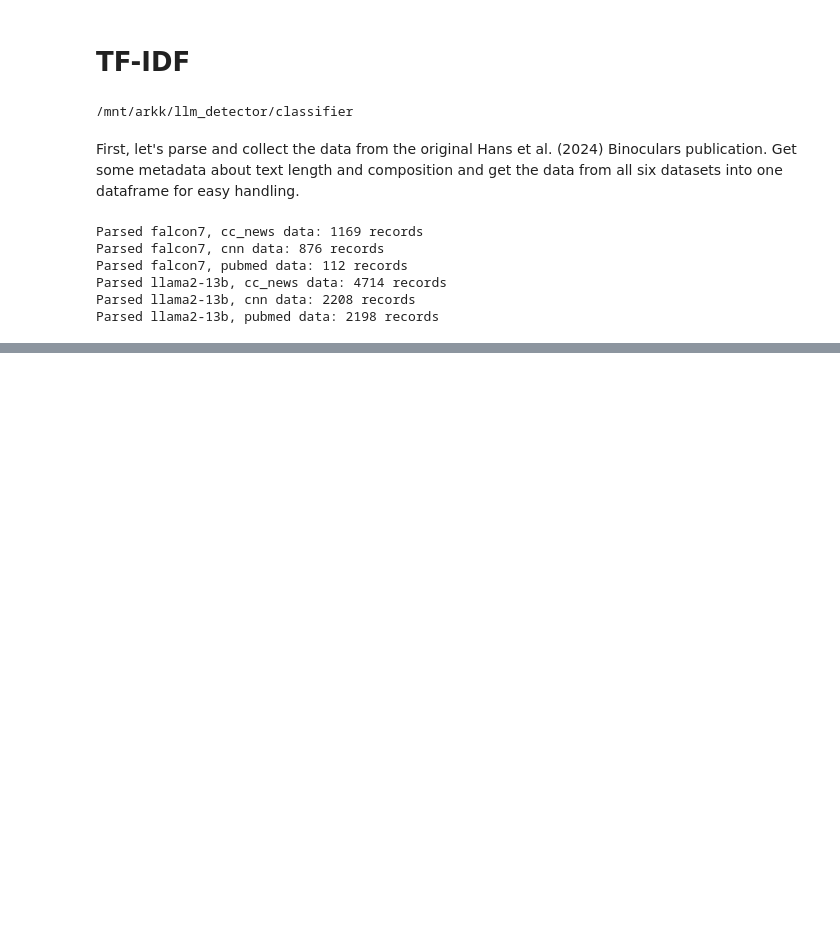
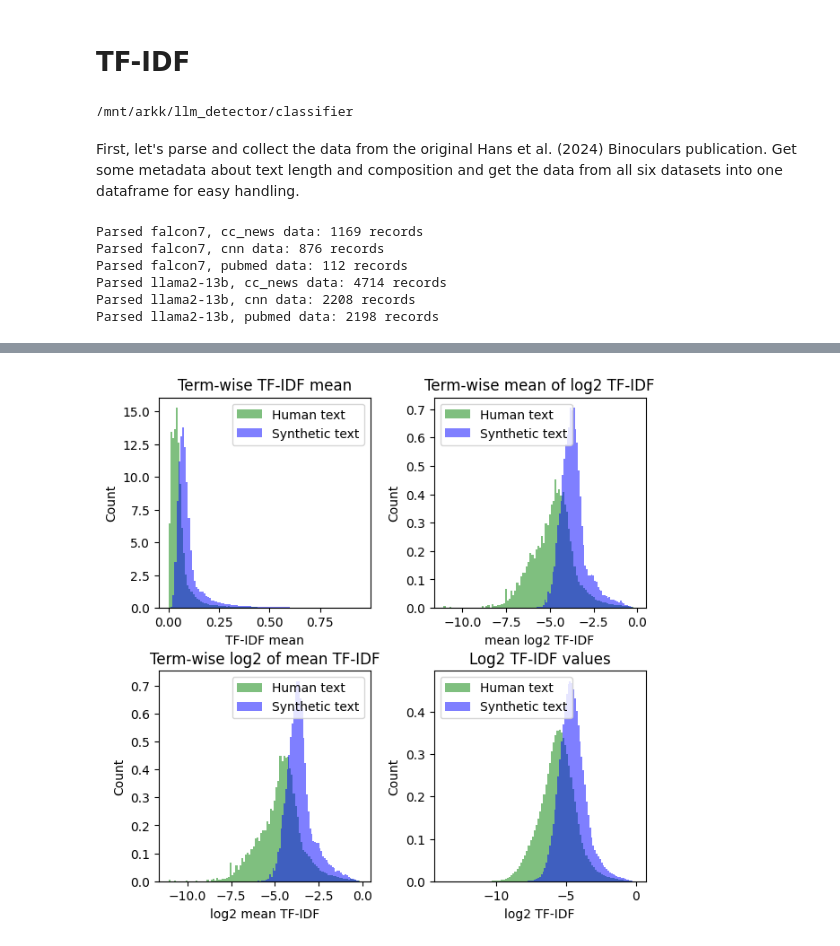
Before and after one commit to gperdrizet/llm_detector, a Jupyter notebook: classifier/notebooks/03-TF-IDF.ipynb, the cells around one changed output, grey strips where cells are left out. Cells and saved outputs as stored; diff of their text form; code cells hidden in the pictures; blank space fills up the shorter version.

```diff
--- a/classifier/notebooks/03-TF-IDF.ipynb
+++ b/classifier/notebooks/03-TF-IDF.ipynb
@@ -222,0 +348,8 @@ Ok - so, not working. Need to learn a bit more about what is in the vectorizer's
+# %%
+# Get human and synthetic text
+human_texts = data_df['Human text']
+synthetic_texts = data_df['Synthetic text']
+
+# Clean for vectorization
+human_texts = human_texts.apply(lambda x: clean_text(x))
+synthetic_texts = synthetic_texts.apply(lambda x: clean_text(x))
@@ -222,0 +384,51 @@ Ok - so, not working. Need to learn a bit more about what is in the vectorizer's
+# %%
+human_tfidf_df_sum = human_tfidf_df.sum(axis = 1)
+synthetic_tfidf_df_sum = synthetic_tfidf_df.sum(axis = 1)
+
+human_tfidf_df_mean = human_tfidf_df.mean()
+synthetic_tfidf_df_mean = synthetic_tfidf_df.mean()
+
+log_human_tfidf_df_mean = log_human_tfidf_df.mean()
+log_synthetic_tfidf_df_mean = log_synthetic_tfidf_df.mean()
+
+human_tfidf_mean_of_means = human_tfidf_df_mean.mean()
+synthetic_tfidf_mean_of_means = synthetic_tfidf_df_mean.mean()
+# %%
+fig, axs = plt.subplots(
+    2,
+    2,
+    figsize = (7, 7),
+    gridspec_kw = {'wspace':0.3, 'hspace':0.3}
+)
+
+axs[0,0].set_title('Term-wise TF-IDF mean')
+axs[0,0].hist(human_tfidf_df_mean, bins = 100, density = True, facecolor = 'green', label = 'Human text', alpha = 0.5)
+axs[0,0].hist(synthetic_tfidf_df_mean, bins = 100, density = True, facecolor = 'blue', label = 'Synthetic text', alpha = 0.5)
+axs[0,0].set_xlabel('TF-IDF mean')
+axs[0,0].set_ylabel('Count')
+axs[0,0].legend(loc = 'upper right')
+
+axs[0,1].set_title('Term-wise mean of log2 TF-IDF')
+axs[0,1].hist(log_human_tfidf_df_mean, bins = 100, density = True, facecolor = 'green', label = 'Human text', alpha = 0.5)
+axs[0,1].hist(log_synthetic_tfidf_df_mean, bins = 100, density = True, facecolor = 'blue', label = 'Synthetic text', alpha = 0.5)
+axs[0,1].set_xlabel('mean log2 TF-IDF')
+axs[0,1].set_ylabel('Count')
+axs[0,1].legend(loc = 'upper left')
+
+axs[1,0].set_title('Term-wise log2 of mean TF-IDF')
+axs[1,0].hist(np.log2(human_tfidf_df_mean), bins = 100, density = True, facecolor = 'green', label = 'Human text', alpha = 0.5)
+axs[1,0].hist(np.log2(synthetic_tfidf_df_mean), bins = 100, density = True, facecolor = 'blue', label = 'Synthetic text', alpha = 0.5)
+axs[1,0].set_xlabel('log2 mean TF-IDF')
+axs[1,0].set_ylabel('Count')
+axs[1,0].legend(loc = 'upper right')
+
+axs[1,1].set_title('Log2 TF-IDF values')
+axs[1,1].hist(np.log2(human_tf_idf_values), bins = 100, density = True, facecolor = 'green', label = 'Human text', alpha = 0.5)
+axs[1,1].hist(np.log2(synthetic_tf_idf_values), bins = 100, density = True, facecolor = 'blue', label = 'Synthetic text', alpha = 0.5)
+axs[1,1].set_xlabel('log2 TF-IDF')
+axs[1,1].set_ylabel('Count')
+axs[1,1].legend(loc = 'upper left')
+
+plt.show()
+# %% [output]
+[figure, added]
```
Also changed, not shown: parts of 54 cells of this notebook.
